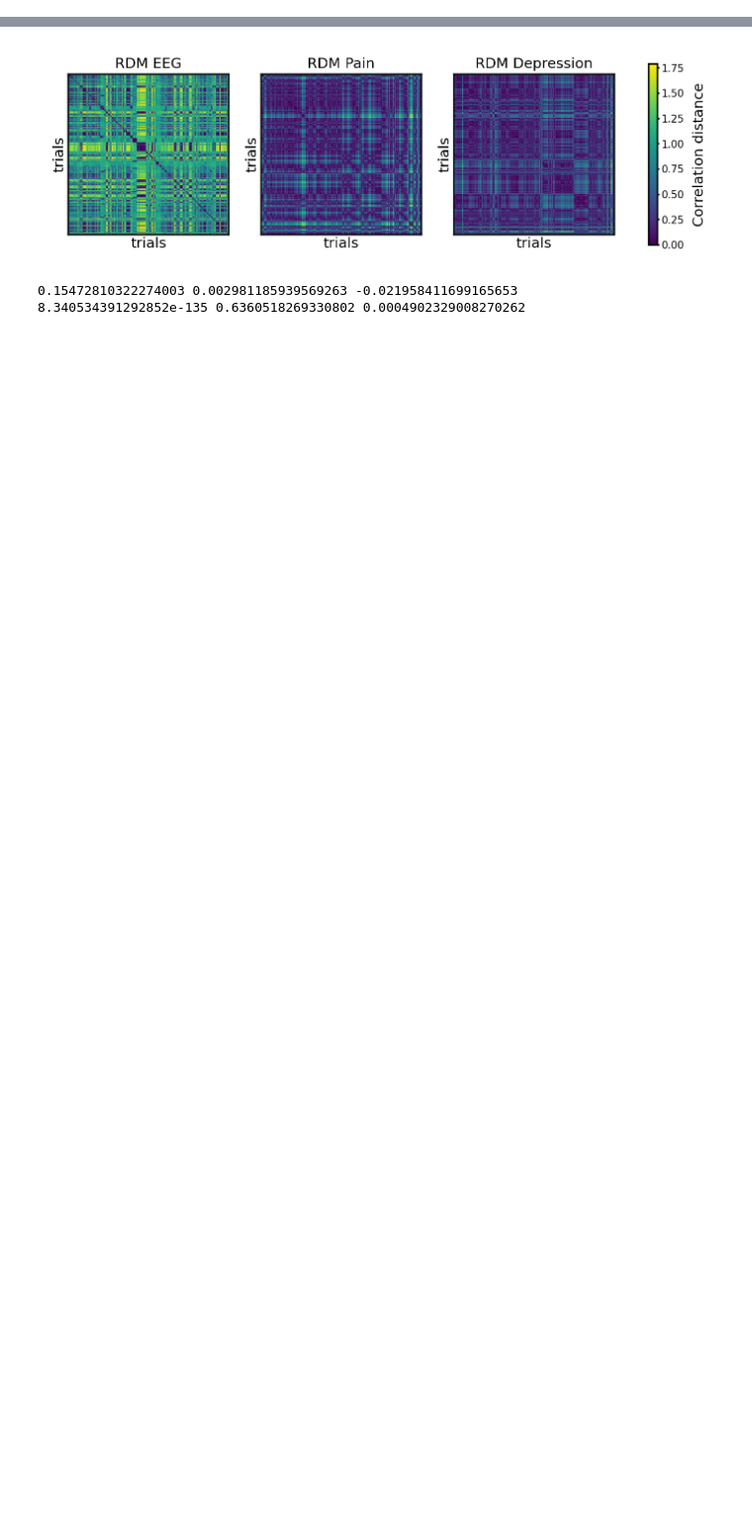
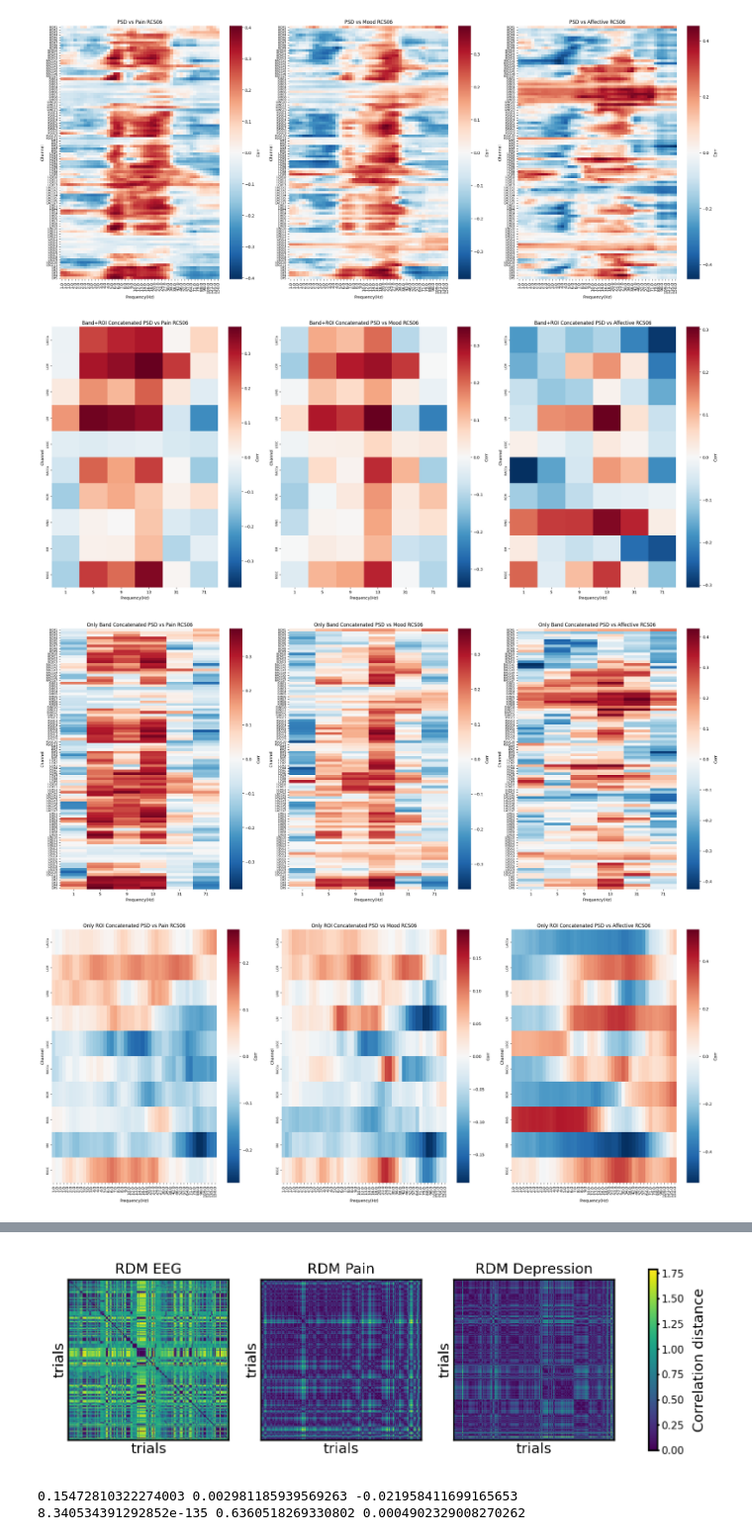
Before and after one commit to anushaballawala/chronicpain_stage0, a Jupyter notebook: multivariate_mood_BM_hazel.ipynb, the cells around one changed output, grey strips where cells are left out. Shown at 99% size. Drawn from its saved outputs; the diff is of its cells as text; code cells hidden in the pictures; blank space fills up the shorter version.

```diff
--- a/multivariate_mood_BM_hazel.ipynb
+++ b/multivariate_mood_BM_hazel.ipynb
@@ -34,7 +34,7 @@ import seaborn as sns
 import pickle
 import os
 # %%
-ptID = "RCS02" # patient ID
+ptID = "RCS06" # patient ID
 path_string = f"/userdata/jiahuang/pain-data/Stage1-test/{ptID}/biomarker/preproc_data/all_channels/"
 pt_path = f"/userdata/rvatsyayan/AnushaData/HDF5 Pain Data/{ptID}"
 data_root = Path(path_string)
@@ -193,9 +193,12 @@ psd_z_vec = np.reshape(new_alldata, (n_feats, n_trials))
 
 vasd = new_surveys['mood_vas_s0'].to_numpy() # depression/mood survey scores
 vasp = new_surveys['intensity_vas_s0'].to_numpy() #pain survey scores
+mpq_affective = new_surveys[['tiring_exhausting_s0', 'sickening_s0', 'fearful_s0','punishing_cruel_s0']]
+sum_affective = np.sum(mpq_affective,axis=1).to_numpy()
 
 vasd_vec = vasd.reshape(-1)
 vasp_vec = vasp.reshape(-1)
+sum_affective_vec = sum_affective.reshape(-1)
 
 def man_z_score(array):
     array_mean = np.nanmean(array)
@@ -205,6 +208,7 @@ def man_z_score(array):
 
 vasd_z = man_z_score(vasd_vec)
 vasp_z = man_z_score(vasp_vec)
+affective_z = man_z_score(sum_affective_vec)
 # %%
 ## remove nans from filtered data.
 
@@ -219,11 +223,13 @@ def find_nans(array):
 
 nan_idx_vasd = find_nans(vasd_z)
 nan_idx_vasp = find_nans(vasp_z)
-nan_idx_all  = np.unique(np.concatenate([nan_idx_vasd, nan_idx_vasp]))
+nan_idx_aff = find_nans(affective_z)
+nan_idx_all  = np.unique(np.concatenate([nan_idx_vasd, nan_idx_vasp, nan_idx_aff]))
 print(nan_idx_all)
 # clean up surveys from nans.
 vasd_z_clean = np.delete(vasd_z, [nan_idx_all], axis = 0)
 vasp_z_clean = np.delete(vasp_z, [nan_idx_all], axis = 0)
+affective_z = np.delete(affective_z, [nan_idx_all], axis = 0)
 
 # remove nans.
 new_surveys = new_surveys.drop(new_surveys.index[nan_idx_all], axis=0) # remove by positional index clean_psd_z= np.delete(psd_z_vec, nan_idx_all, axis=1)
@@ -284,9 +291,17 @@ for i in range(len(large_ROI)):
 	idxc = [ch in ch_name for ch_name in ch_labels]
 	ch_data[:,i,:] = np.mean(band_data[:, idxc, :], axis = 1)
 
+ch_data_new = np.zeros((len(freqs), len(large_ROI), n_trials))
+
+for i in range(len(large_ROI)):
+	ch = large_ROI[i]
+	idxc = [ch in ch_name for ch_name in ch_labels]
+	ch_data_new[:,i,:] = np.mean(clean_alldata[:, idxc, :], axis = 1)
+
 all_data_clean_freq_roi = zscore(ch_data, axis = 2)
 all_data_clean_freq_roi_z = all_data_clean_freq_roi.reshape(len(bands)*len(large_ROI), n_trials).T
 all_data_clean_freq_z = zscore(band_data, axis=2).reshape(len(bands)*len(ch_labels), n_trials).T
+all_data_clean_roi_z = zscore(ch_data_new, axis=1).reshape(len(freqs)*len(large_ROI), n_trials).T
 
 print(ch_labels)
 print(large_ROI)
@@ -432,36 +447,58 @@ for j in range(3):
 
 def run_corr(x,y, n_freq, n_ch):
     from scipy.stats import spearmanr
     corr,p_value = spearmanr(x,y)
     correlations = corr[:-1,-1]
     p = p_value[:-1,-1].reshape(n_freq,n_ch)
     new_corr = correlations.reshape(n_freq,n_ch)
     return new_corr, p
 
 corr_vasd, p = run_corr(clean_psd_z.T, vasd_z_clean_r, n_freq, n_ch)
 corr_vasd_mask = np.where(p>0.05, np.nan, corr_vasd)
 corr_vasd2, p = run_corr(all_data_clean_freq_roi_z, vasd_z_clean_r, len(bands), len(large_ROI))
 corr_vasd2_mask = np.where(p>0.05, np.nan, corr_vasd2)
 corr_vasd3, p = run_corr(all_data_clean_freq_z, vasd_z_clean_r, len(bands), len(ch_labels))
 corr_vasd3_mask = np.where(p>0.05, np.nan, corr_vasd3)
+corr_vasd4, p = run_corr(all_data_clean_roi_z, vasd_z_clean_r, len(freqs), len(large_ROI))
+corr_vasd4_mask = np.where(p>0.05, np.nan, corr_vasd4)
 
 corr_vasp, p2 = run_corr(clean_psd_z.T, vasp_z_clean, n_freq, n_ch)
 corr_vasp_mask = np.where(p2>0.05, np.nan, corr_vasp)
 corr_vasp2, p2 = run_corr(all_data_clean_freq_roi_z, vasp_z_clean, len(bands), len(large_ROI))
 corr_vasp2_mask = np.where(p2>0.05, np.nan, corr_vasp2)
 corr_vasp3, p2 = run_corr(all_data_clean_freq_z, vasp_z_clean, len(bands), len(ch_labels))
 corr_vasp3_mask = np.where(p2>0.05, np.nan, corr_vasp3)
+corr_vasp4, p2 = run_corr(all_data_clean_roi_z, vasp_z_clean, len(freqs), len(large_ROI))
+corr_vasp4_mask = np.where(p2>0.05, np.nan, corr_vasp4)
+
+corr_aff, p3 = run_corr(clean_psd_z.T, affective_z, n_freq, n_ch)
+corr_aff_mask = np.where(p3>0.05, np.nan, corr_aff)
+corr_aff2, p3 = run_corr(all_data_clean_freq_roi_z, affective_z, len(bands), len(large_ROI))
+corr_aff2_mask = np.where(p3>0.05, np.nan, corr_aff2)
+corr_aff3, p3 = run_corr(all_data_clean_freq_z, affective_z, len(bands), len(ch_labels))
+corr_aff3_mask = np.where(p3>0.05, np.nan, corr_aff3)
+corr_aff4, p3 = run_corr(all_data_clean_roi_z, affective_z, n_freq, len(large_ROI))
+corr_aff4_mask = np.where(p3>0.05, np.nan, corr_aff4)
 
 
 # Plot the heatmaps in a 2x2 grid
-plot_heatmap_subplots([corr_vasp, corr_vasd], ch_labels, freqs, ['Corr', 'Corr'], ['PSD vs Pain %s' % (ptID), 'PSD vs Mood %s' % (ptID)], "All chanel roi correlation", nrows=1, ncols=2)
+plot_heatmap_subplots([corr_vasp, corr_vasd, corr_aff], ch_labels, freqs, ['Corr', 'Corr','Corr'], ['PSD vs Pain %s' % (ptID), 'PSD vs Mood %s' % (ptID),'PSD vs Affective %s' % (ptID)], "All chanel roi correlation - with affective comp", nrows=1, ncols=3)
 
-plot_heatmap_subplots([corr_vasp2, corr_vasd2], large_ROI, canonical_freq, ['Corr', 'Corr'], ['Band+ROI Concatenated PSD vs Pain %s' % (ptID), 'Band+ROI Concatenated PSD vs Mood %s' % (ptID)], "Canonical chanel roi correlation ", nrows=1, ncols=2)
+plot_heatmap_subplots([corr_vasp2, corr_vasd2, corr_aff2], large_ROI, canonical_freq, ['Corr', 'Corr','Corr'], ['Band+ROI Concatenated PSD vs Pain %s' % (ptID), 'Band+ROI Concatenated PSD vs Mood %s' % (ptID),'Band+ROI Concatenated PSD vs Affective %s' % (ptID)], "Canonical chanel roi correlation - with affective comp", nrows=1, ncols=3)
 
-plot_heatmap_subplots([corr_vasp3, corr_vasd3], ch_labels, canonical_freq, ['Corr', 'Corr'], ['Only Band Concatenated PSD vs Pain %s' % (ptID), 'Only Band Concatenated PSD vs Mood %s' % (ptID)], "Canonical chanel roi correlation ", nrows=1, ncols=2)
+plot_heatmap_subplots([corr_vasp3, corr_vasd3, corr_aff3], ch_labels, canonical_freq, ['Corr', 'Corr','Corr'], ['Only Band Concatenated PSD vs Pain %s' % (ptID), 'Only Band Concatenated PSD vs Mood %s' % (ptID),'Only Band Concatenated PSD vs Affective %s' % (ptID)], "Canonical chanel correlation - with affective comp ", nrows=1, ncols=3)
 
-plot_heatmap_subplots([corr_vasp_mask, corr_vasd_mask], ch_labels, freqs, ['Corr', 'Corr'], ['PSD vs Pain %s' % (ptID), 'PSD vs Mood %s' % (ptID)], "All chanel roi correlation", nrows=1, ncols=2)
+plot_heatmap_subplots([corr_vasp4, corr_vasd4, corr_aff4], large_ROI, freqs, ['Corr', 'Corr','Corr'], ['Only ROI Concatenated PSD vs Pain %s' % (ptID), 'Only ROI Concatenated PSD vs Mood %s' % (ptID), 'Only ROI Concatenated PSD vs Affective %s' % (ptID)], "Brain roi correlation - with affective comp ", nrows=1, ncols=3)
 
-plot_heatmap_subplots([corr_vasp2_mask, corr_vasd2_mask], large_ROI, canonical_freq, ['Corr', 'Corr'], ['Band+ROI Concatenated PSD vs Pain %s' % (ptID), 'Band+ROI Concatenated PSD vs Mood %s' % (ptID)], "Canonical chanel roi correlation ", nrows=1, ncols=2)
+plot_heatmap_subplots([corr_vasp_mask, corr_vasd_mask, corr_aff_mask], ch_labels, freqs, ['Corr', 'Corr','Corr'], ['PSD vs Pain %s' % (ptID), 'PSD vs Mood %s' % (ptID),'PSD vs Affective %s' % (ptID)], "Masked All chanel roi correlation - with affective comp", nrows=1, ncols=3)
 
-plot_heatmap_subplots([corr_vasp3_mask, corr_vasd3_mask], ch_labels, canonical_freq, ['Corr', 'Corr'], ['Only Band Concatenated PSD vs Pain %s' % (ptID), 'Only Band Concatenated PSD vs Mood %s' % (ptID)], "Canonical chanel roi correlation ", nrows=1, ncols=2)
+plot_heatmap_subplots([corr_vasp2_mask, corr_vasd2_mask, corr_aff2_mask], large_ROI, canonical_freq, ['Corr', 'Corr','Corr'], ['Band+ROI Concatenated PSD vs Pain %s' % (ptID), 'Band+ROI Concatenated PSD vs Mood %s' % (ptID), 'Band+ROI Concatenated PSD vs Affective %s' % (ptID)], "Masked Canonical chanel roi correlation - with affective comp ", nrows=1, ncols=3)
+
+plot_heatmap_subplots([corr_vasp3_mask, corr_vasd3_mask, corr_aff3_mask], ch_labels, canonical_freq, ['Corr', 'Corr','Corr'], ['Only Band Concatenated PSD vs Pain %s' % (ptID), 'Only Band Concatenated PSD vs Mood %s' % (ptID),'Only Band Concatenated PSD vs Affective %s' % (ptID)], "Masked Canonical chanel correlation - with affective comp ", nrows=1, ncols=3)
+
+plot_heatmap_subplots([corr_vasp4_mask, corr_vasd4_mask, corr_aff4_mask], large_ROI, freqs, ['Corr', 'Corr','Corr'], ['Only ROI Concatenated PSD vs Pain %s' % (ptID), 'Only ROI Concatenated PSD vs Mood %s' % (ptID),'Only ROI Concatenated PSD vs Affective %s' % (ptID)], "Masked Brain roi correlation - with affective comp ", nrows=1, ncols=3)
+# %% [output]
+[figure, added]
+[figure, added]
+[figure, added]
+[figure, added]
```
Also changed, not shown: parts of 9 cells of this notebook, 1 other file.
